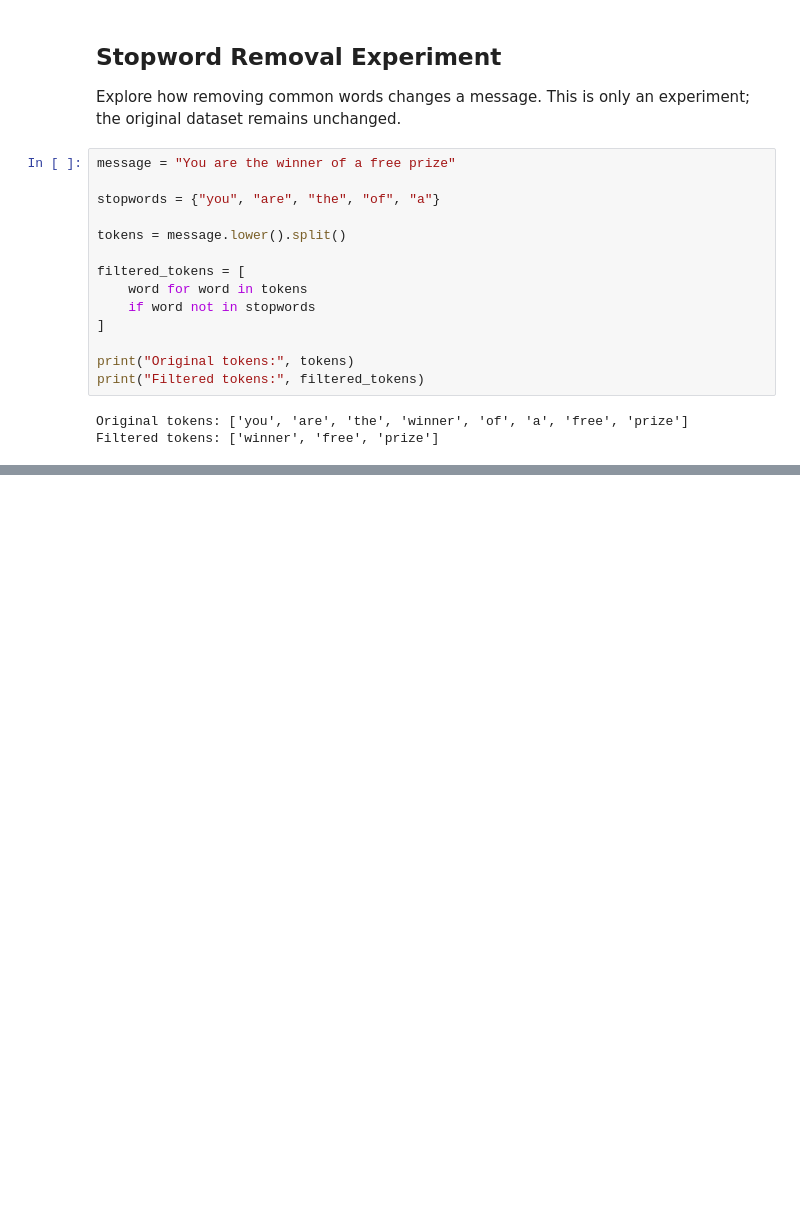
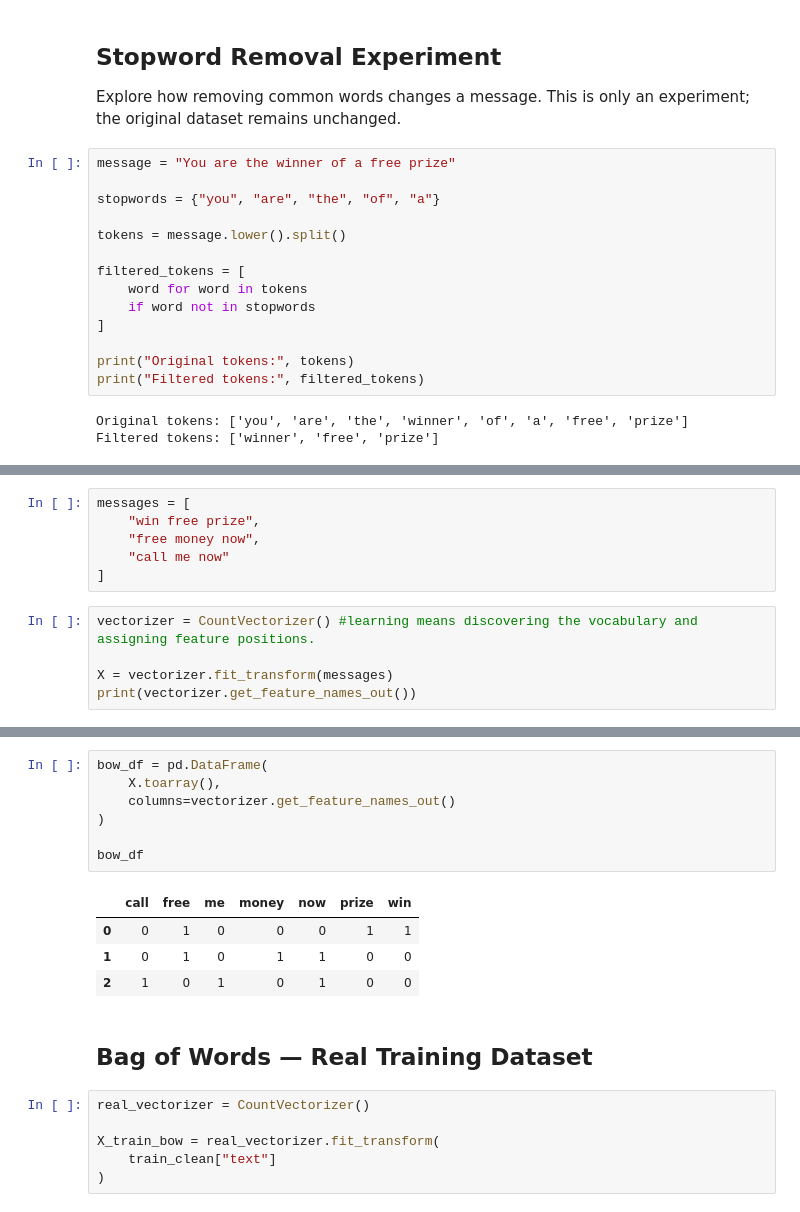
Before and after one commit to Ridwan805/spam-message-detection-ml, a Jupyter notebook: notebooks/spam_detection.ipynb, the cells around one changed output, grey strips where cells are left out. Drawn from its saved outputs; the diff is of its cells as text; blank space fills up the shorter version.

Commit message:
Implement Bag of Words and vocabulary filtering

```diff
--- a/notebooks/spam_detection.ipynb
+++ b/notebooks/spam_detection.ipynb
@@ -624,0 +632,11 @@ Filtered tokens: ['winner', 'free', 'prize']
+# %%
+messages = [
+    "win free prize",
+    "free money now",
+    "call me now"
+]
+# %%
+vectorizer = CountVectorizer() #learning means discovering the vocabulary and assigning feature positions.
+
+X = vectorizer.fit_transform(messages)
+print(vectorizer.get_feature_names_out())
@@ -624,0 +676,20 @@ Filtered tokens: ['winner', 'free', 'prize']
+# %%
+bow_df = pd.DataFrame(
+    X.toarray(),
+    columns=vectorizer.get_feature_names_out()
+)
+
+bow_df
+# %% [output]
+|  | call | free | me | money | now | prize | win |
+| 0 | 0 | 1 | 0 | 0 | 0 | 1 | 1 |
+| 1 | 0 | 1 | 0 | 1 | 1 | 0 | 0 |
+| 2 | 1 | 0 | 1 | 0 | 1 | 0 | 0 |
+# %% [markdown]
+## Bag of Words — Real Training Dataset
+# %%
+real_vectorizer = CountVectorizer()
+
+X_train_bow = real_vectorizer.fit_transform(
+    train_clean["text"]
+)
```
Also changed, not shown: parts of 13 cells of this notebook.
